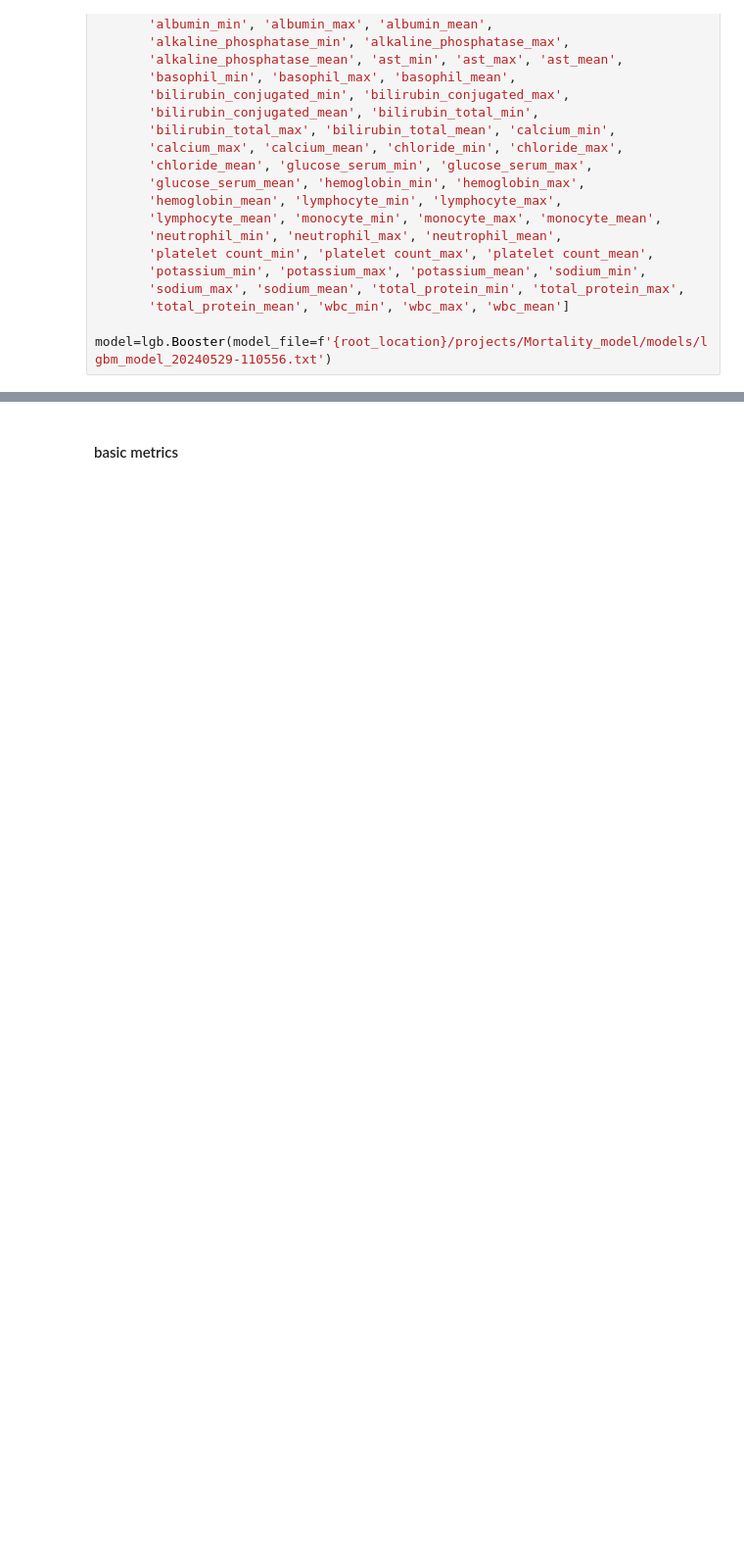
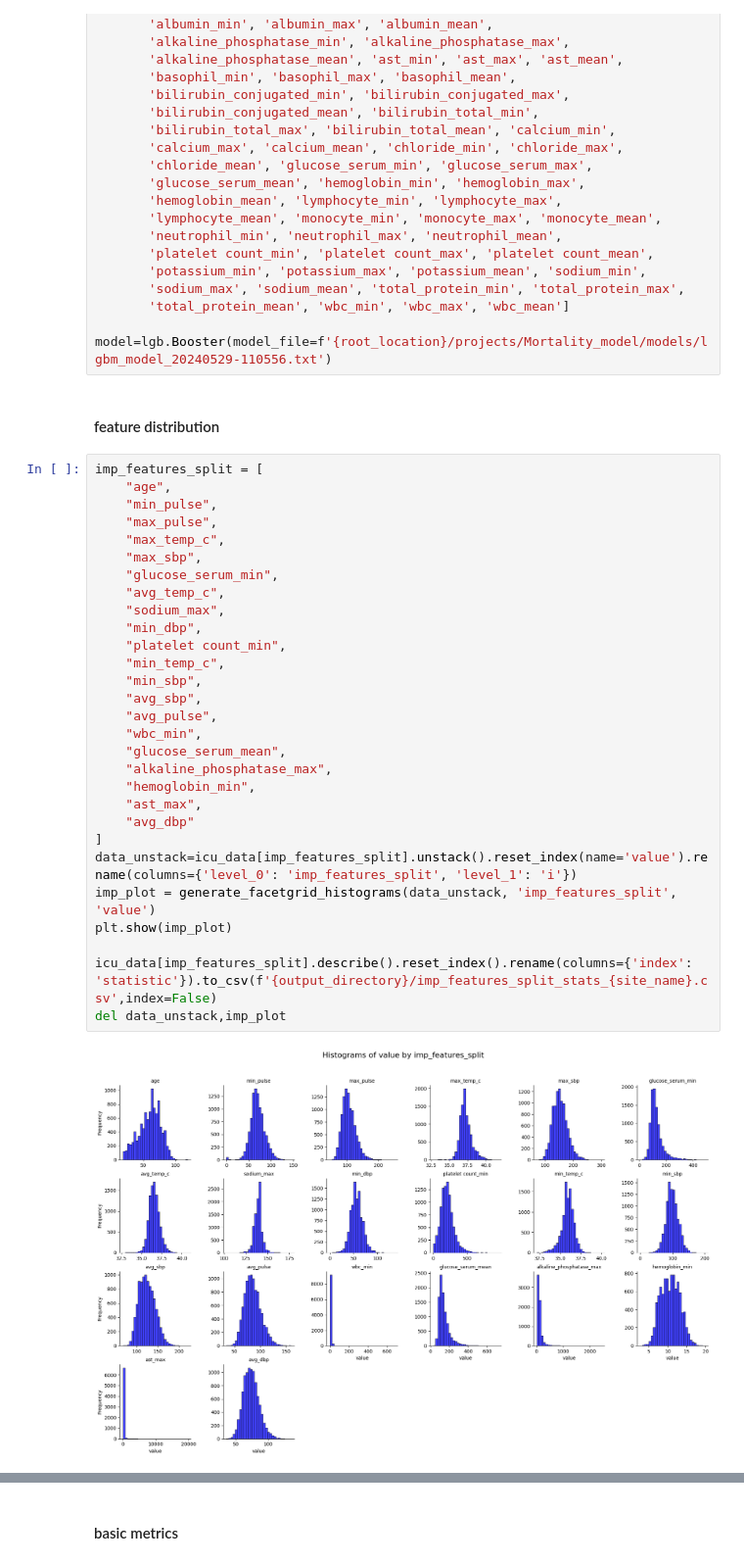
Before and after one commit to kaveriC/CLIF-1.0, a Jupyter notebook: projects/Mortality_model/Inference_py.ipynb, the cells around one changed output, grey strips where cells are left out. Shown: that part at 98% size. Cells and saved outputs as stored; diff of their text form; blank space fills up the shorter version.

```diff
--- a/projects/Mortality_model/Inference_py.ipynb
+++ b/projects/Mortality_model/Inference_py.ipynb
@@ -343,3 +370,36 @@ model_col=['isfemale','age', 'min_bmi', 'max_bmi', 'avg_bmi',
        'total_protein_mean', 'wbc_min', 'wbc_max', 'wbc_mean']
 
 model=lgb.Booster(model_file=f'{root_location}/projects/Mortality_model/models/lgbm_model_20240529-110556.txt')
+# %% [markdown]
+#### feature distribution
+# %%
+imp_features_split = [
+    "age",
+    "min_pulse",
+    "max_pulse",
+    "max_temp_c",
+    "max_sbp",
+    "glucose_serum_min",
+    "avg_temp_c",
+    "sodium_max",
+    "min_dbp",
+    "platelet count_min",
+    "min_temp_c",
+    "min_sbp",
+    "avg_sbp",
+    "avg_pulse",
+    "wbc_min",
+    "glucose_serum_mean",
+    "alkaline_phosphatase_max",
+    "hemoglobin_min",
+    "ast_max",
+    "avg_dbp"
+]
+data_unstack=icu_data[imp_features_split].unstack().reset_index(name='value').rename(columns={'level_0': 'imp_features_split', 'level_1': 'i'})
+imp_plot = generate_facetgrid_histograms(data_unstack, 'imp_features_split', 'value')
+plt.show(imp_plot)
+
+icu_data[imp_features_split].describe().reset_index().rename(columns={'index': 'statistic'}).to_csv(f'{output_directory}/imp_features_split_stats_{site_name}.csv',index=False)
+del data_unstack,imp_plot
+# %% [output]
+[figure, added]
```
Also changed, not shown: parts of 11 cells of this notebook, 3 other files.
